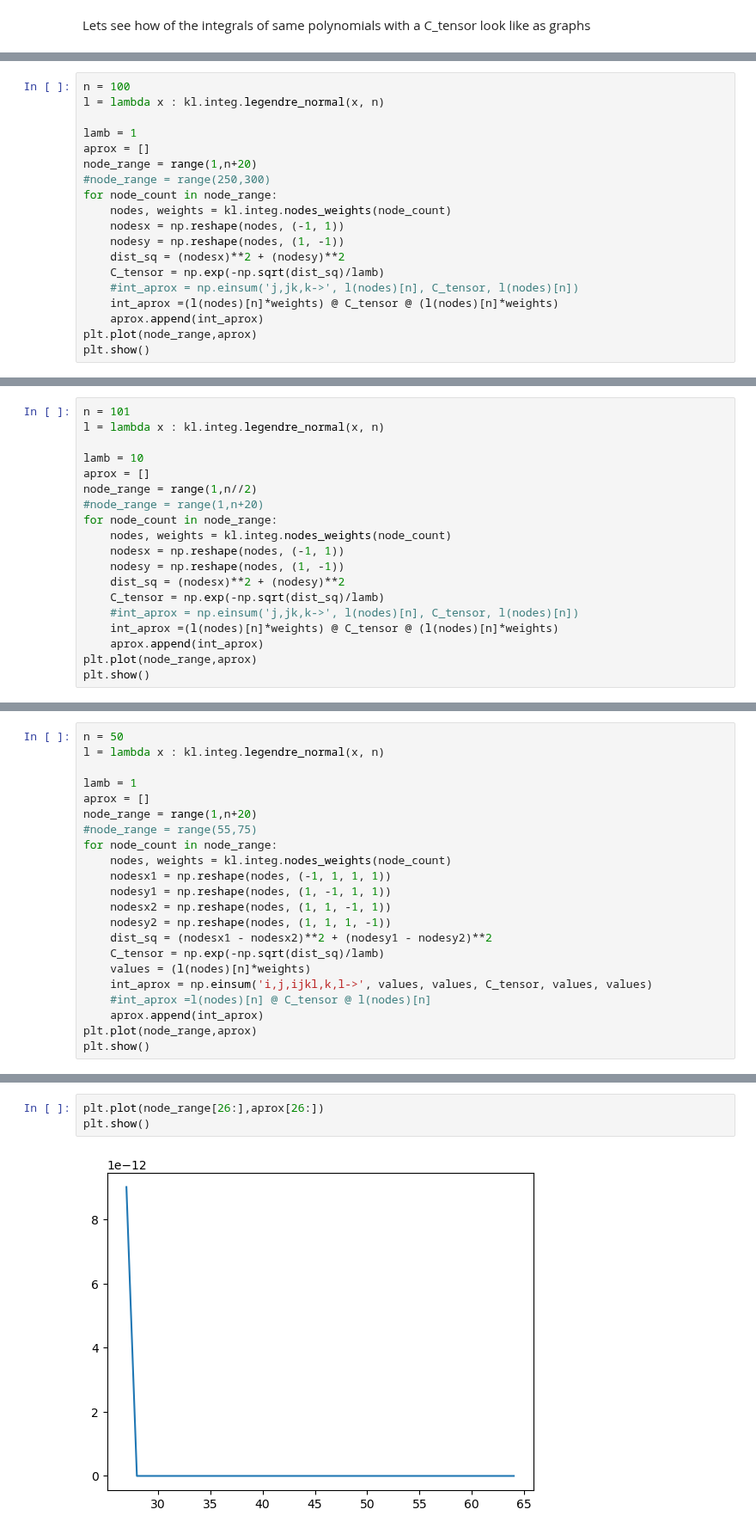
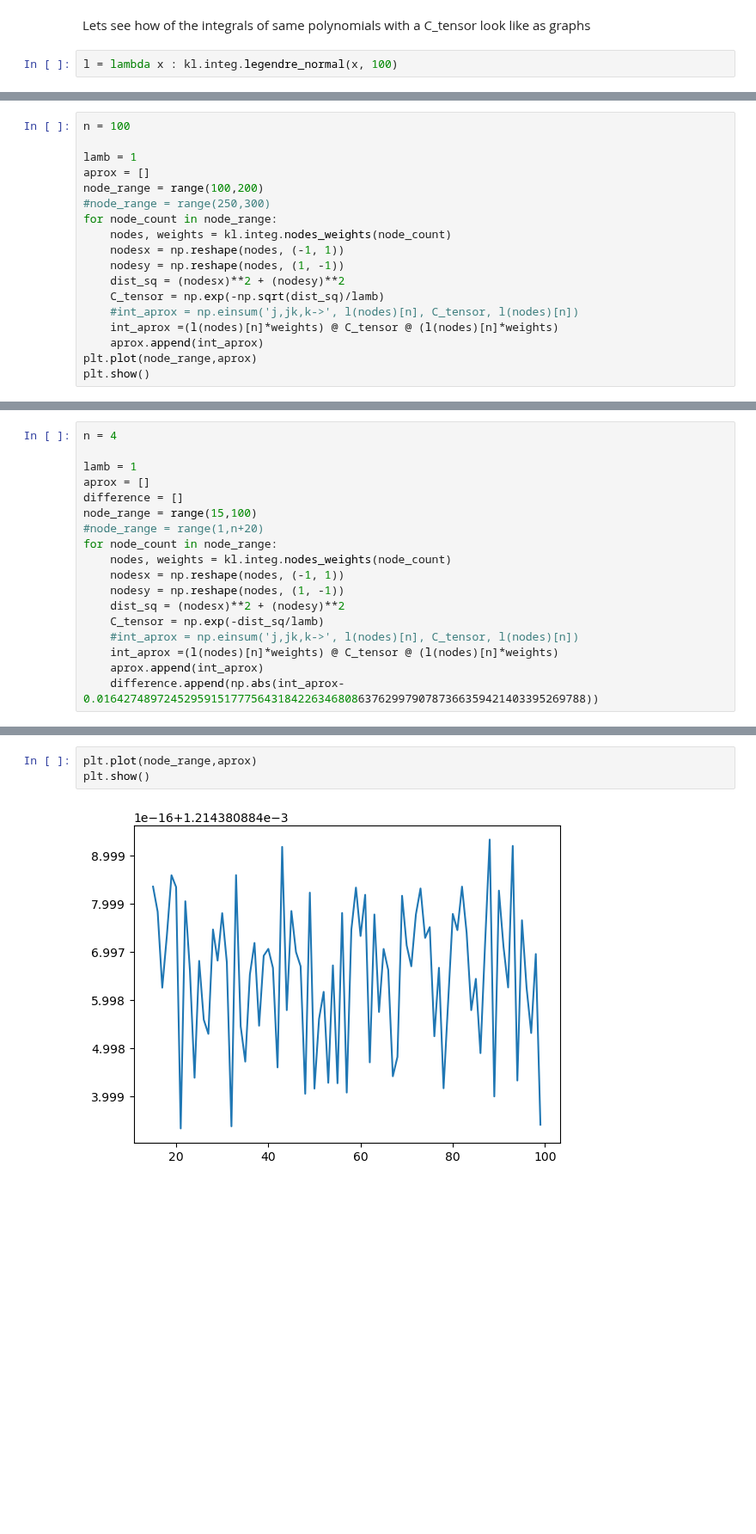
Before and after one commit to SED0280/BakalarkaCode, a Jupyter notebook: Gausova Kvadratura.ipynb, the cells around one changed output, grey strips where cells are left out. Shown at 86% size. Drawn from its saved outputs; the diff is of its cells as text; blank space fills up the shorter version.

```diff
--- a/Gausova Kvadratura.ipynb
+++ b/Gausova Kvadratura.ipynb
@@ -580,2 +498,4 @@ plt.show()
 # %% [markdown]
 Lets see how of the integrals of same polynomials with a C_tensor look like as graphs
+# %%
+l = lambda x : kl.integ.legendre_normal(x, 100)
@@ -582,10 +525,9 @@ Lets see how of the integrals of same polynomials with a C_tensor look like as g
 # %%
 n = 100
-l = lambda x : kl.integ.legendre_normal(x, n)
 
 lamb = 1
 aprox = []
-node_range = range(1,n+20)
+node_range = range(100,200)
 #node_range = range(250,300)
 for node_count in node_range:
     nodes, weights = kl.integ.nodes_weights(node_count)
@@ -603,19 +547,18 @@ plt.show()
 # %%
-n = 101
-l = lambda x : kl.integ.legendre_normal(x, n)
+n = 4
 
-lamb = 10
+lamb = 1
 aprox = []
-node_range = range(1,n//2)
+difference = []
+node_range = range(15,100)
 #node_range = range(1,n+20)
 for node_count in node_range:
     nodes, weights = kl.integ.nodes_weights(node_count)
     nodesx = np.reshape(nodes, (-1, 1))
     nodesy = np.reshape(nodes, (1, -1))
     dist_sq = (nodesx)**2 + (nodesy)**2
-    C_tensor = np.exp(-np.sqrt(dist_sq)/lamb)
+    C_tensor = np.exp(-dist_sq/lamb)
     #int_aprox = np.einsum('j,jk,k->', l(nodes)[n], C_tensor, l(nodes)[n])
     int_aprox =(l(nodes)[n]*weights) @ C_tensor @ (l(nodes)[n]*weights)
     aprox.append(int_aprox)
-plt.plot(node_range,aprox)
-plt.show()
+    difference.append(np.abs(int_aprox-0.0164274897245295915177756431842263468086376299790787366359421403395269788))
@@ -624,22 +564,0 @@ plt.show()
-# %%
-n = 50
-l = lambda x : kl.integ.legendre_normal(x, n)
-
-lamb = 1
-aprox = []
-node_range = range(1,n+20)
-#node_range = range(55,75)
-for node_count in node_range:
-    nodes, weights = kl.integ.nodes_weights(node_count)
-    nodesx1 = np.reshape(nodes, (-1, 1, 1, 1))
-    nodesy1 = np.reshape(nodes, (1, -1, 1, 1))
-    nodesx2 = np.reshape(nodes, (1, 1, -1, 1))
-    nodesy2 = np.reshape(nodes, (1, 1, 1, -1))
-    dist_sq = (nodesx1 - nodesx2)**2 + (nodesy1 - nodesy2)**2
-    C_tensor = np.exp(-np.sqrt(dist_sq)/lamb)
-    values = (l(nodes)[n]*weights)
-    int_aprox = np.einsum('i,j,ijkl,k,l->', values, values, C_tensor, values, values)
-    #int_aprox =l(nodes)[n] @ C_tensor @ l(nodes)[n]
-    aprox.append(int_aprox)
-plt.plot(node_range,aprox)
-plt.show()
@@ -648,5 +567,5 @@ plt.show()
 # %%
-plt.plot(node_range[26:],aprox[26:])
+plt.plot(node_range,aprox)
 plt.show()
 # %% [output]
-[figure, old version]
+[figure, new version]
```
Also changed, not shown: parts of 45 cells of this notebook.
